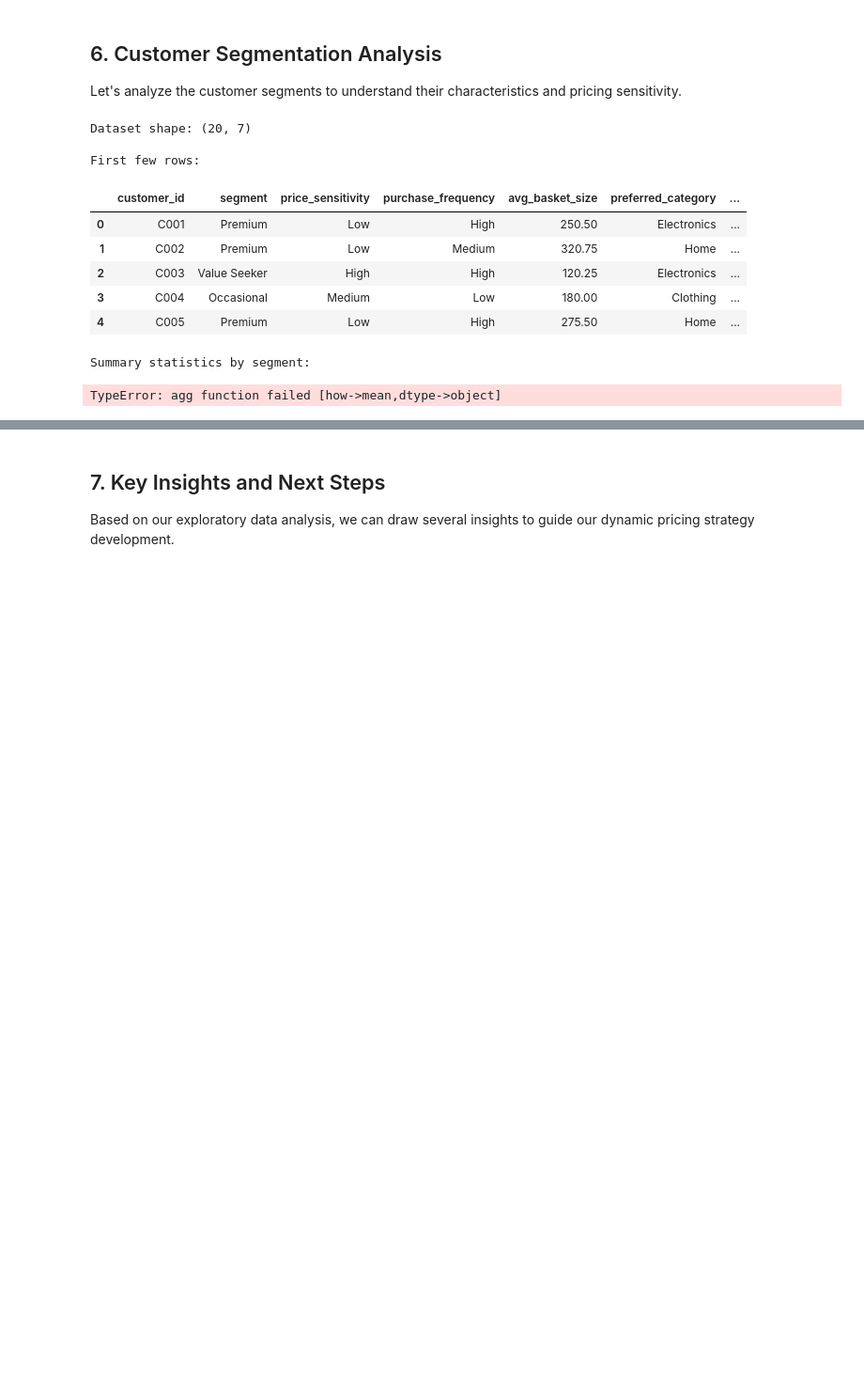
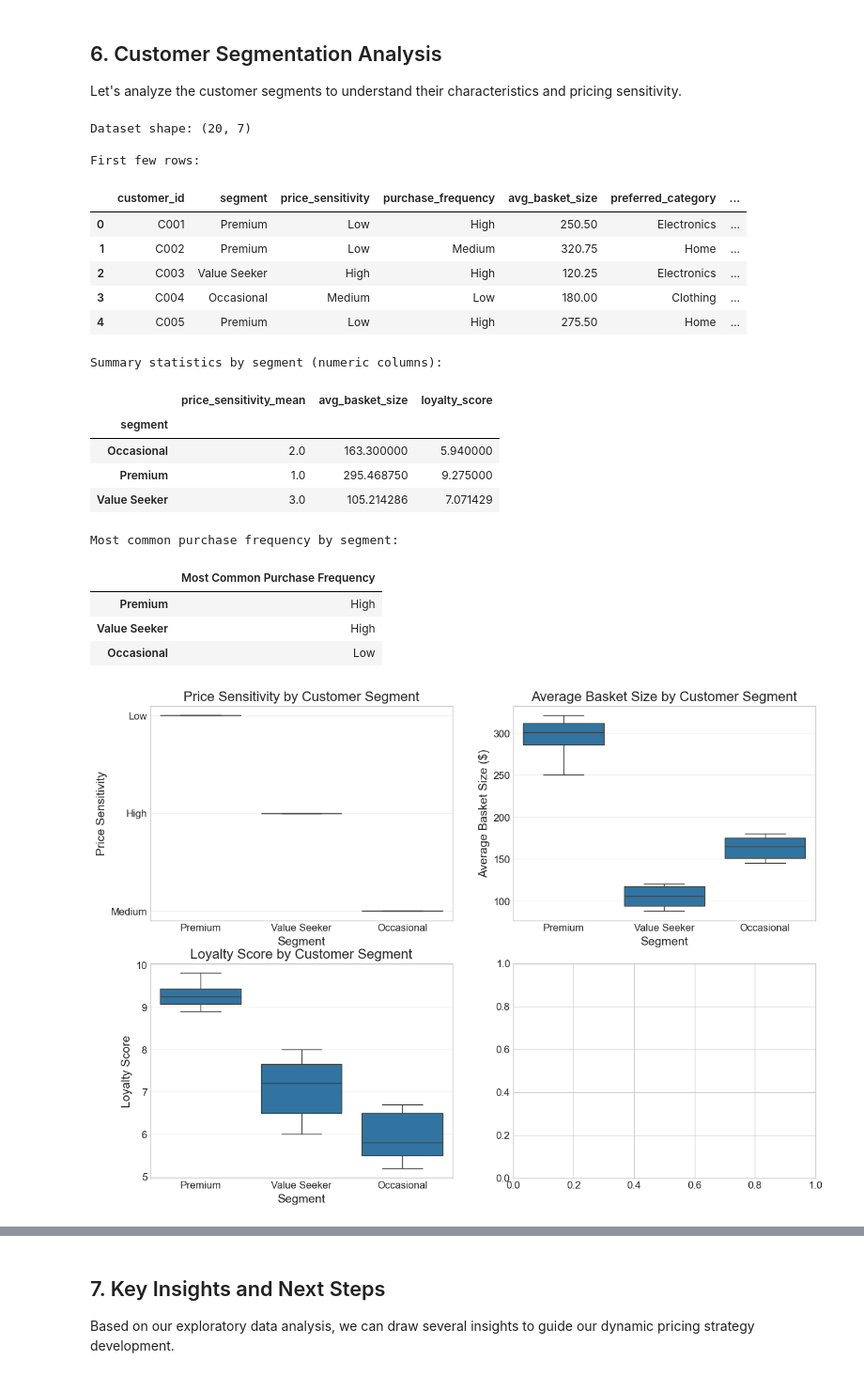
Before and after one commit to vaibhavchauhan-15/Smart-Dynamic-Pricing-System, a Jupyter notebook: notebooks/01_data_exploration.ipynb, the cells around one changed output, grey strips where cells are left out. Shown: that part at 94% size. Cells and saved outputs as stored; diff of their text form; code cells hidden in the pictures; blank space fills up the shorter version.

Commit message:
Implement code changes to enhance functionality and improve performance

```diff
--- a/notebooks/01_data_exploration.ipynb
+++ b/notebooks/01_data_exploration.ipynb
@@ -438,14 +438,31 @@ print(f"Dataset shape: {customer_df.shape}")
 print("\nFirst few rows:")
 display(customer_df.head())
 
-# Summary statistics
-print("\nSummary statistics by segment:")
-display(customer_df.groupby('segment').agg({
-    'price_sensitivity': 'mean',
-    'purchase_frequency': lambda x: x.mode()[0],
+# Map categorical price_sensitivity to numeric scores
+price_sensitivity_map = {'Low': 1, 'Medium': 2, 'High': 3}
+customer_df['price_sensitivity_num'] = customer_df['price_sensitivity'].map(price_sensitivity_map)
+
+# Summary statistics for numeric columns
+print("\nSummary statistics by segment (numeric columns):")
+numeric_stats = customer_df.groupby('segment').agg({
+    'price_sensitivity_num': 'mean',
     'avg_basket_size': 'mean',
     'loyalty_score': 'mean'
-}))
+})
+numeric_stats = numeric_stats.rename(columns={'price_sensitivity_num': 'price_sensitivity_mean'})
+display(numeric_stats)
+
+# Handle purchase_frequency separately (categorical column)
+print("\nMost common purchase frequency by segment:")
+purchase_freq_by_segment = {}
+for segment in customer_df['segment'].unique():
+    segment_data = customer_df[customer_df['segment'] == segment]['purchase_frequency']
+    if not segment_data.empty and not segment_data.mode().empty:
+        purchase_freq_by_segment[segment] = segment_data.mode().iloc[0]
+    else:
+        purchase_freq_by_segment[segment] = None
+
+display(pd.DataFrame({'Most Common Purchase Frequency': purchase_freq_by_segment}))
 
 # Visualize customer segments
 plt.figure(figsize=(14, 10))
@@ -482,32 +499,42 @@ plt.title('Preferred Category by Customer Segment')
 plt.xlabel('Segment')
 plt.ylabel('Count')
 plt.grid(True, axis='y', alpha=0.3)
 plt.legend(title='Category')
 
 plt.tight_layout()
 plt.show()
 
 # Create scatter plot of price sensitivity vs. loyalty score
 plt.figure(figsize=(10, 6))
 sns.scatterplot(x='price_sensitivity', y='loyalty_score',
                hue='segment', size='avg_basket_size',
                sizes=(50, 200), alpha=0.7, data=customer_df)
 plt.title('Price Sensitivity vs. Loyalty Score by Customer Segment')
 plt.xlabel('Price Sensitivity')
 plt.ylabel('Loyalty Score')
 plt.grid(True, alpha=0.3)
 plt.legend(title='Segment')
 plt.tight_layout()
 plt.show()
 # %% [output]
 Dataset shape: (20, 7)
 
 First few rows:
 |  | customer_id | segment | price_sensitivity | purchase_frequency | avg_basket_size | preferred_category | ... |
 | 0 | C001 | Premium | Low | High | 250.50 | Electronics | ... |
 | 1 | C002 | Premium | Low | Medium | 320.75 | Home | ... |
 | 2 | C003 | Value Seeker | High | High | 120.25 | Electronics | ... |
 | 3 | C004 | Occasional | Medium | Low | 180.00 | Clothing | ... |
 | 4 | C005 | Premium | Low | High | 275.50 | Home | ... |
-Summary statistics by segment:
+Summary statistics by segment (numeric columns):
+|  | price_sensitivity_mean | avg_basket_size | loyalty_score |
+| segment |  |  |  |
+| Occasional | 2.0 | 163.300000 | 5.940000 |
+| Premium | 1.0 | 295.468750 | 9.275000 |
+| Value Seeker | 3.0 | 105.214286 | 7.071429 |
-TypeError: agg function failed [how->mean,dtype->object]
+Most common purchase frequency by segment:
+|  | Most Common Purchase Frequency |
+| Premium | High |
+| Value Seeker | High |
+| Occasional | Low |
+[figure, added]
```
Also changed, not shown: parts of 2 cells of this notebook.
